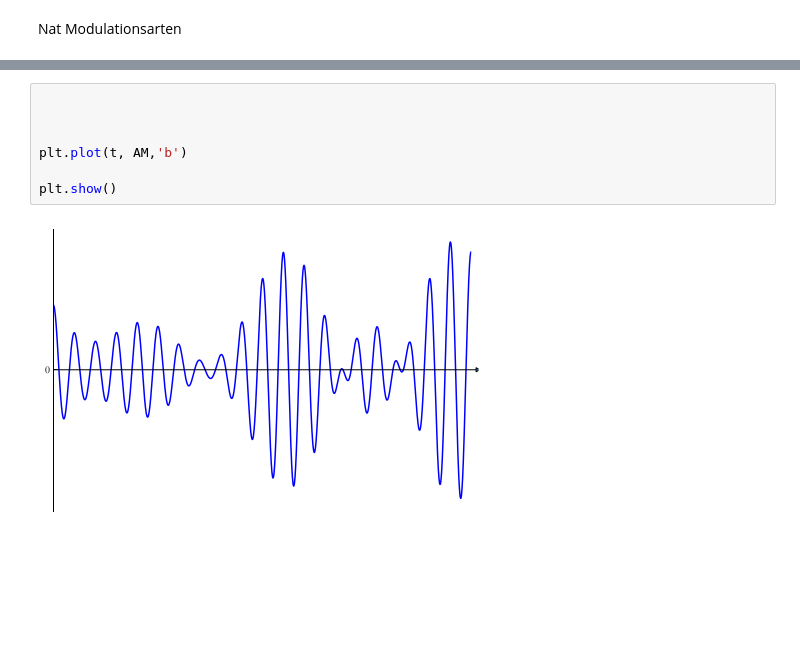
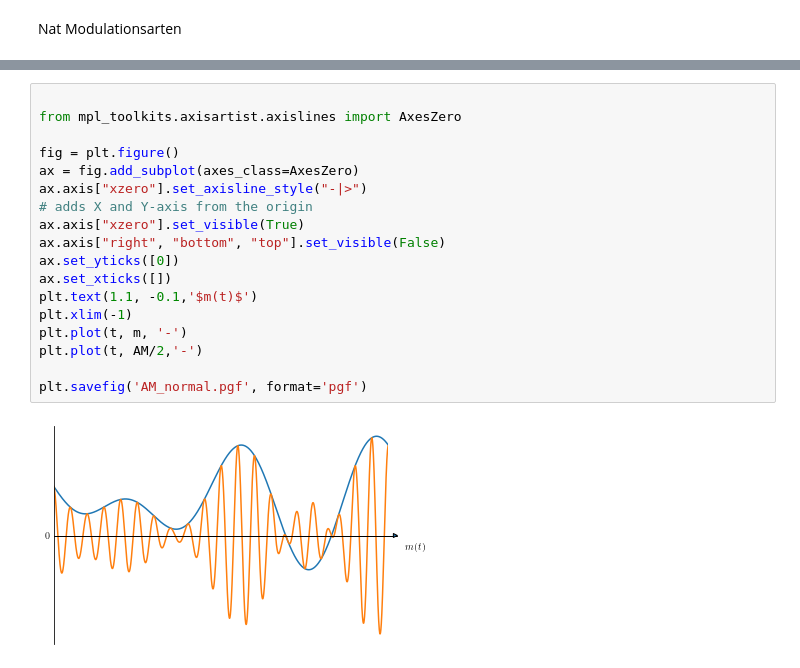
Before and after one commit to AndreasFMueller/SeminarSpezielleFunktionen, a Jupyter notebook: buch/papers/fm/Python animation/Bessel-FM.ipynb, the cells around one changed output, grey strips where cells are left out. Cells and saved outputs as stored; diff of their text form; blank space fills up the shorter version.

```diff
--- a/buch/papers/fm/Python animation/Bessel-FM.ipynb
+++ b/buch/papers/fm/Python animation/Bessel-FM.ipynb
@@ -219,9 +149,20 @@ plt.show()
-# %%
-
-
-
-plt.plot(t, AM,'b')
-
-plt.show()
-# %% [output]
-[figure, removed]
+# %%
+
+from mpl_toolkits.axisartist.axislines import AxesZero
+
+fig = plt.figure()
+ax = fig.add_subplot(axes_class=AxesZero)
+ax.axis["xzero"].set_axisline_style("-|>")
+# adds X and Y-axis from the origin
+ax.axis["xzero"].set_visible(True)
+ax.axis["right", "bottom", "top"].set_visible(False)
+ax.set_yticks([0])
+ax.set_xticks([])
+plt.text(1.1, -0.1,'$m(t)$')
+plt.xlim(-1)
+plt.plot(t, m, '-')
+plt.plot(t, AM/2,'-')
+
+plt.savefig('AM_normal.pgf', format='pgf')
+# %% [output]
+[figure, added]
```
Also changed, not shown: parts of 6 cells of this notebook, 4 other files.
